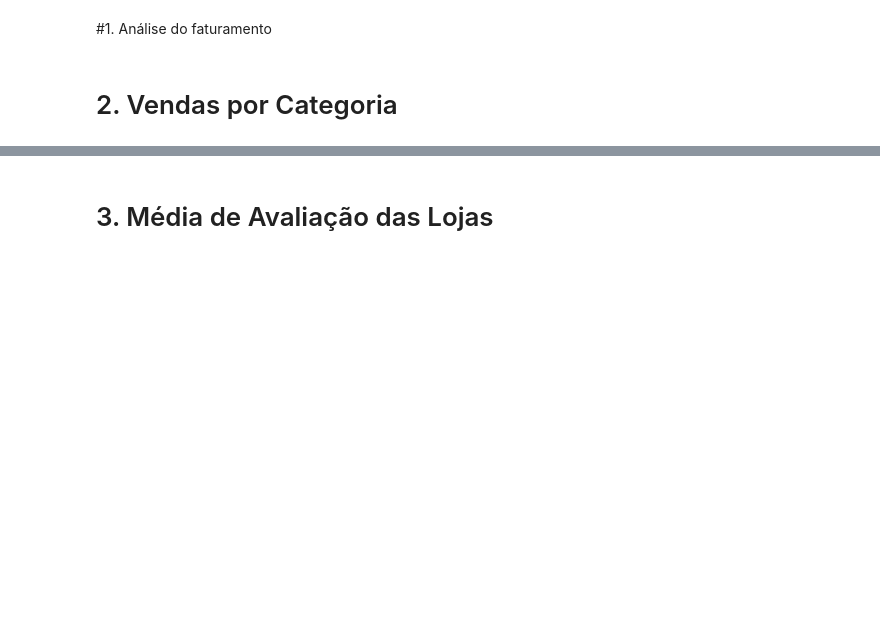
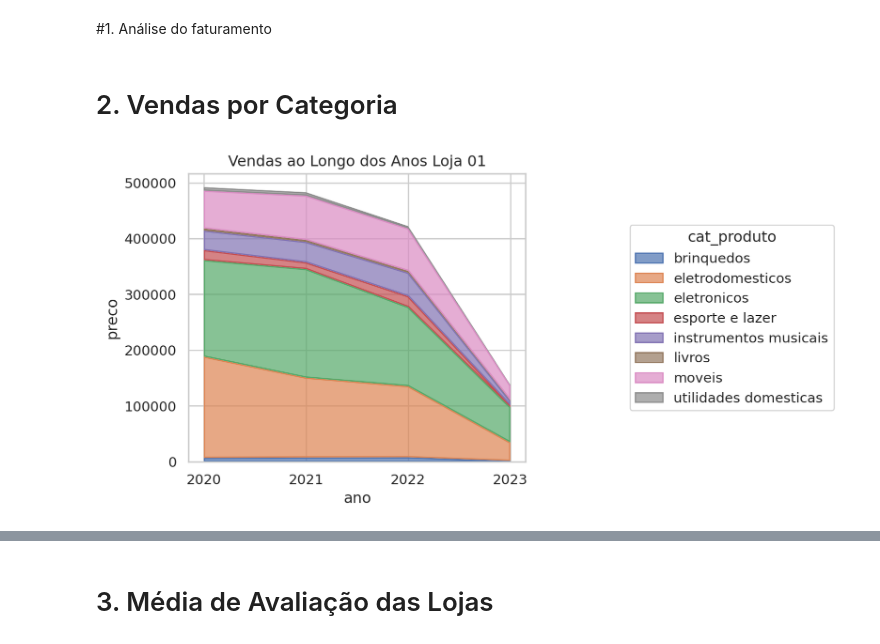
Before and after one commit to ton-oliveira/challenge1-data-science, a Jupyter notebook: AluraStoreBr.ipynb, the cells around one changed output, grey strips where cells are left out. Drawn from its saved outputs; the diff is of its cells as text; code cells hidden in the pictures; blank space fills up the shorter version.

```diff
--- a/AluraStoreBr.ipynb
+++ b/AluraStoreBr.ipynb
@@ -72,3 +81,10 @@ cat_loja4 = loja4.groupby(['cat_produto', 'ano'], as_index=False)['preco'].sum()
 
 #frames = [cat_loja1, cat_loja2, cat_loja3, cat_loja4]
 #vendas_categorias = pd.concat(frames)
+# %%
+( # LOJA 01
+    so.Plot(cat_loja1, x='ano', y='preco',  color='cat_produto').layout(size=(6, 4), extent=[0, 0, .8, 1], engine='constrained')
+    .add(so.Area(alpha=.7), so.Stack()).label(title='Vendas ao Longo dos Anos Loja 01').scale(x=so.Continuous().tick(every=1))
+)
+# %% [output]
+[figure, added]
```
Also changed, not shown: parts of 33 cells of this notebook.
